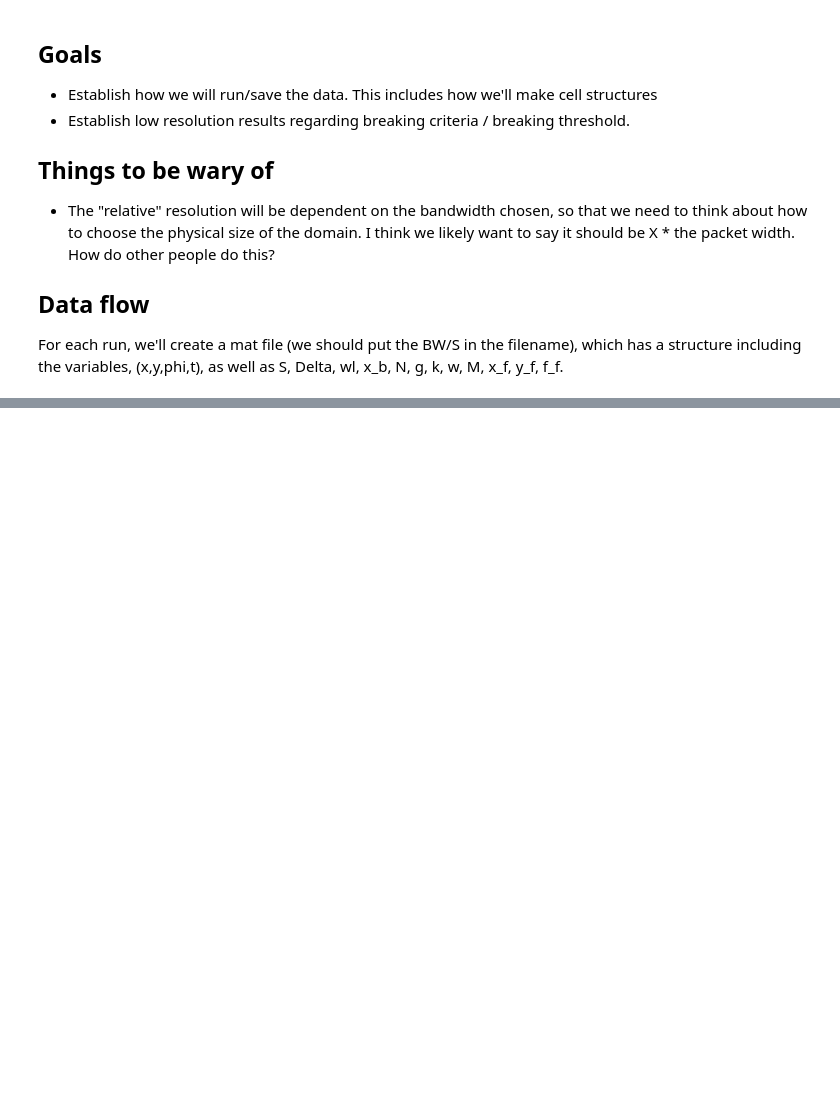
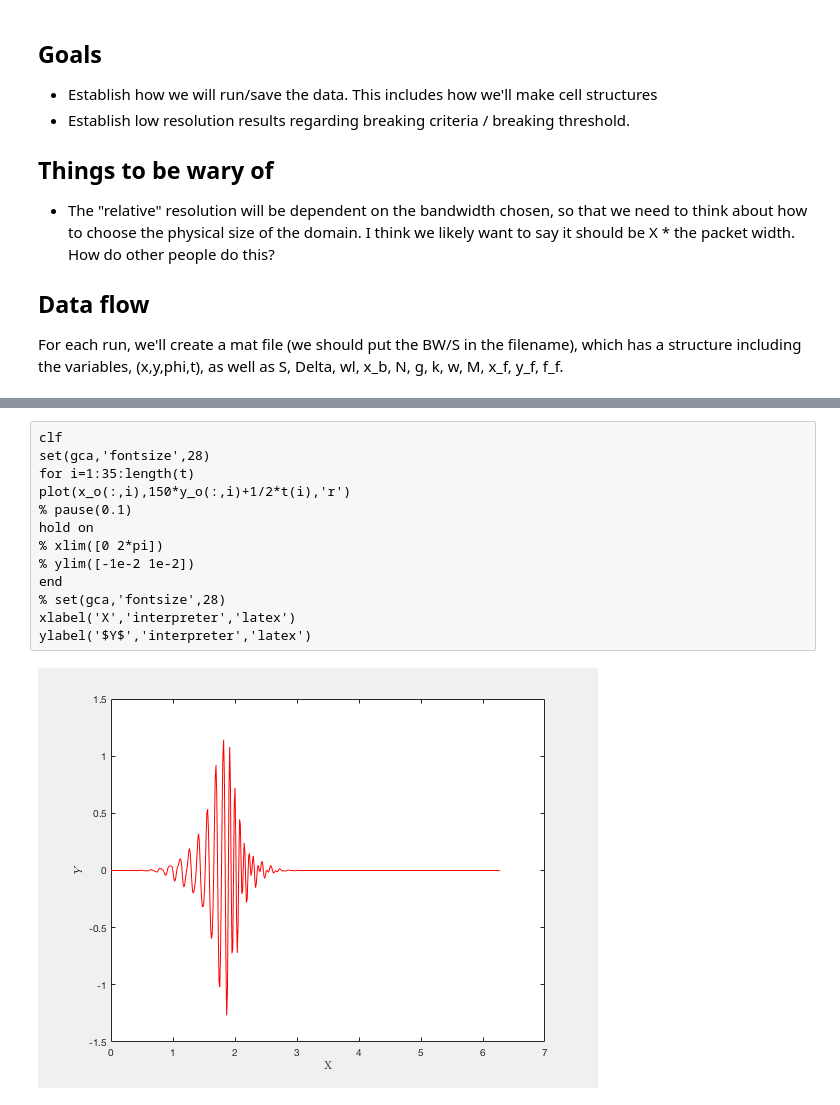
Before and after one commit to npizzo/particlekinematics, a Jupyter notebook: Focusing Packets.ipynb, the cells around one changed output, grey strips where cells are left out. Cells and saved outputs as stored; diff of their text form; blank space fills up the shorter version.

```diff
--- a/Focusing Packets.ipynb
+++ b/Focusing Packets.ipynb
@@ -161,0 +174,15 @@ eps2 =
+# %%
+clf
+set(gca,'fontsize',28)
+for i=1:35:length(t)
+plot(x_o(:,i),150*y_o(:,i)+1/2*t(i),'r')
+% pause(0.1)
+hold on
+% xlim([0 2*pi])
+% ylim([-1e-2 1e-2])
+end
+% set(gca,'fontsize',28)
+xlabel('X','interpreter','latex')
+ylabel('$Y$','interpreter','latex')
+# %% [output]
+[figure, added]
```
Also changed, not shown: parts of 5 cells of this notebook.
